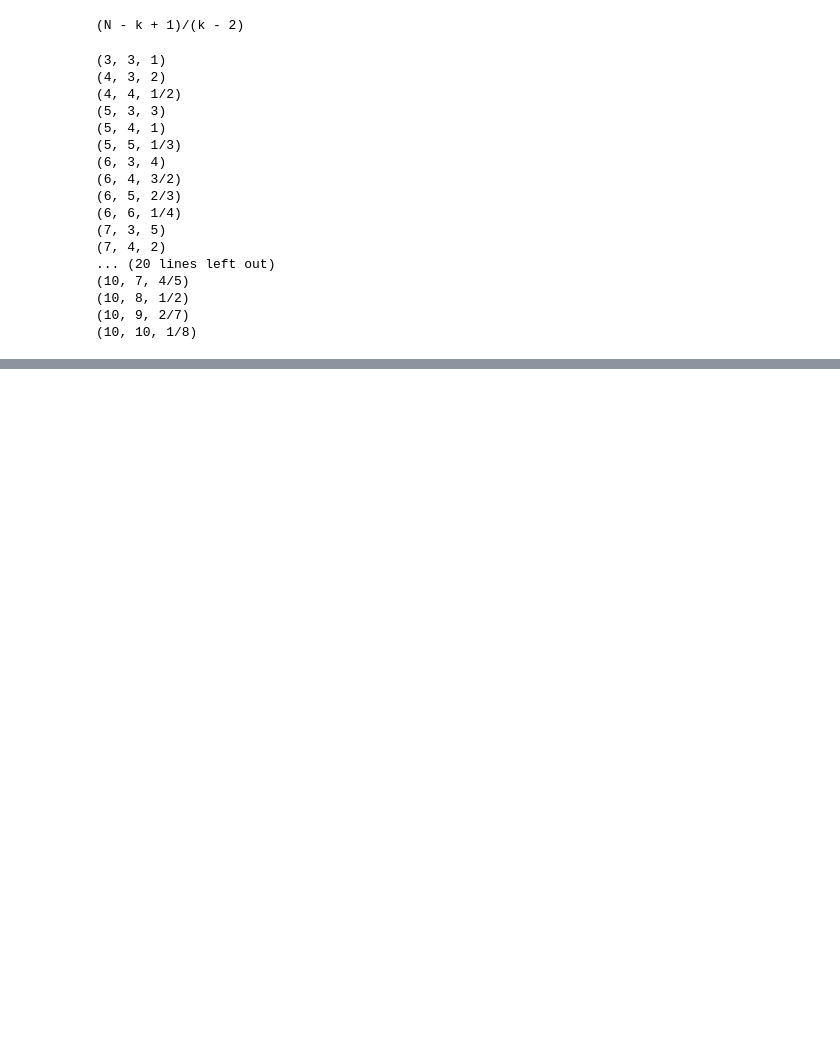
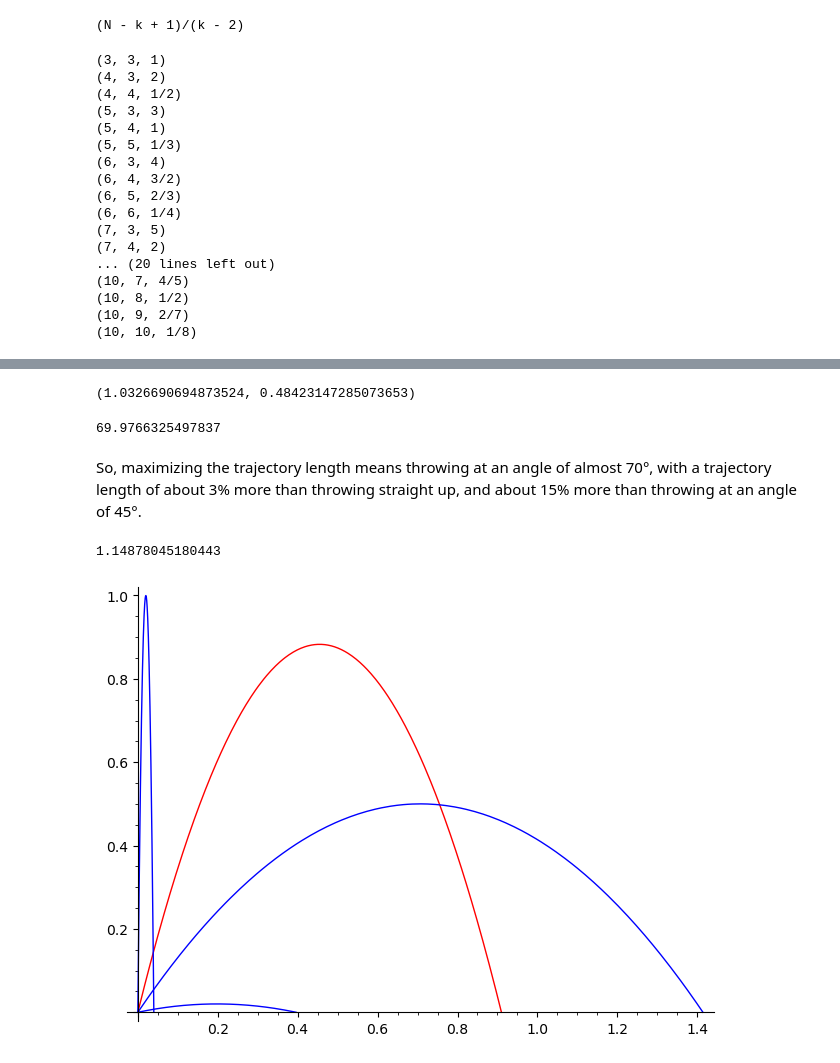
Before and after one commit to qpliu/sunday-puzzle, a Jupyter notebook: riddler/2024/20241025.ipynb, the cells around one changed output, grey strips where cells are left out. Drawn from its saved outputs; the diff is of its cells as text; code cells hidden in the pictures; blank space fills up the shorter version.

```diff
--- a/riddler/2024/20241025.ipynb
+++ b/riddler/2024/20241025.ipynb
@@ -81,0 +131,19 @@ for N in [3..10]:
+# %%
+find_local_maximum(L, 0.1, 1.4)
+# %% [output]
+(1.0326690694873524, 0.48423147285073653)
+# %%
+v_x = find_local_maximum(L, 0.1, 1.4)[1]
+v_y = sqrt(2 - v_x^2)
+angle = arctan(v_y/v_x)
+numerical_approx(angle*180/pi)
+# %% [output]
+69.9766325497837
+# %% [markdown]
+So, maximizing the trajectory length means throwing at an angle of almost 70°, with a trajectory
+length of about 3% more than throwing straight up, and about 15% more than throwing at an angle
+of 45°.
+# %%
+numerical_approx(L.substitute(v == v_x)/L.substitute(v == 1))
+# %% [output]
+1.14878045180443
@@ -81,0 +152,7 @@ for N in [3..10]:
+# %%
+plot(y(v_x,x),x,0,2*v_x*sqrt(1-v_x^2/2),color='red') \
+ + plot(y(1,x),x,0,sqrt(2)) \
+ + plot(y(0.02,x), x, 0, 2*0.02*sqrt(1-(0.02)^2/2)) \
+ + plot(y(1.4,x), x, 0, 2*1.4*sqrt(1-(1.4)^2/2))
+# %% [output]
+[figure, added]
```
Also changed, not shown: parts of 10 cells of this notebook.
